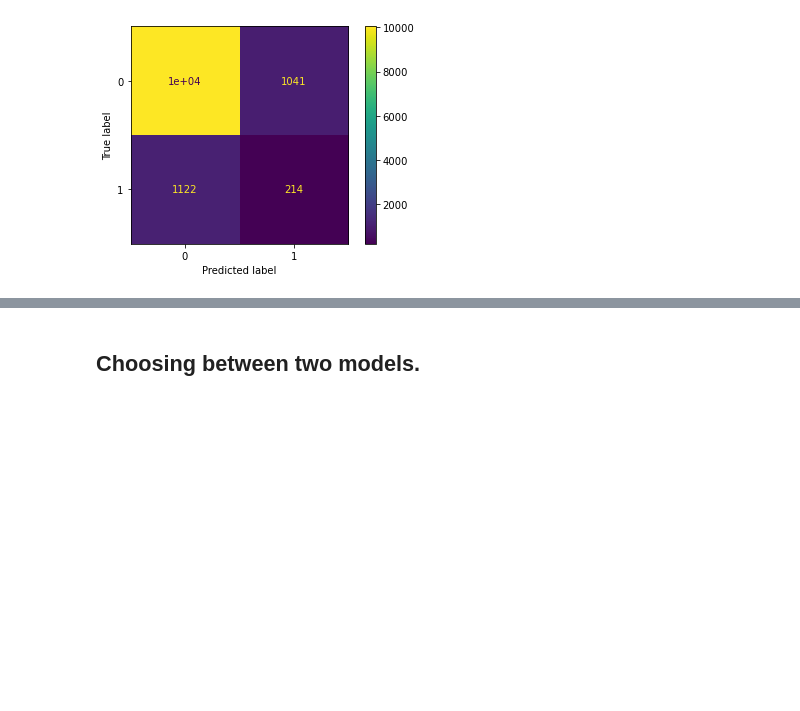
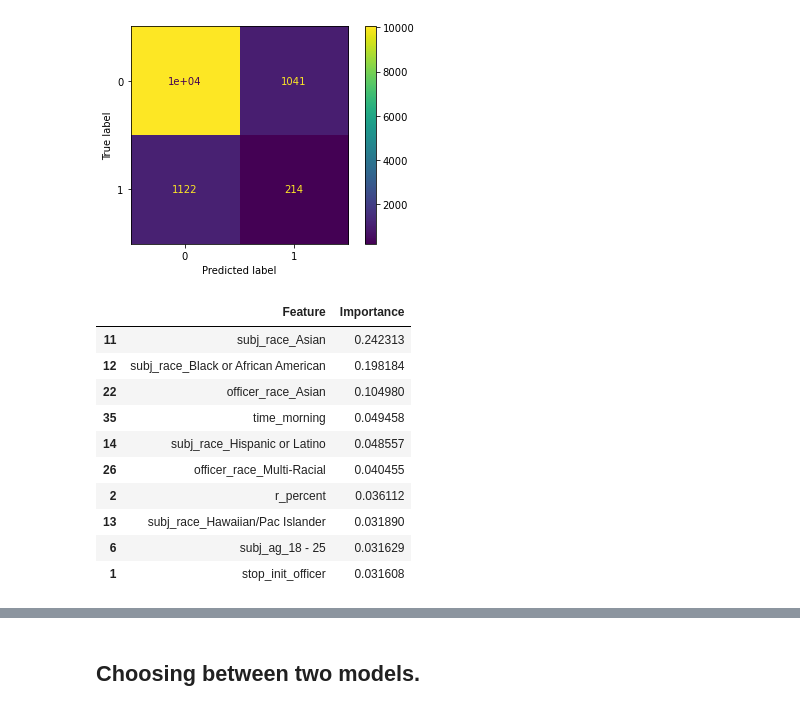
Before and after one commit to leksea/dsc-phase-3-project, a Jupyter notebook: Untitled.ipynb, the cells around one changed output, grey strips where cells are left out. Cells and saved outputs as stored; diff of their text form; code cells hidden in the pictures; blank space fills up the shorter version.

```diff
--- a/Untitled.ipynb
+++ b/Untitled.ipynb
@@ -1715,4 +1713,28 @@ Classification Report:
 weighted avg       0.82      0.83      0.82     12420
 <sklearn.metrics._plot.confusion_matrix.ConfusionMatrixDisplay at 0x...>
 [figure]
+# %%
+# get the feature importances
+importances = best_model_dt.named_steps['classifier'].feature_importances_
+
+# create a dataframe to store the feature importances
+df = pd.DataFrame({'Feature': feature_names, 'Importance': importances})
+
+# sort the dataframe by the feature importances
+df.sort_values(by='Importance', ascending=False, inplace=True)
+
+# print the top 5 most important features
+df.head(10)
+# %% [output]
+|  | Feature | Importance |
+| 11 | subj_race_Asian | 0.242313 |
+| 12 | subj_race_Black or African American | 0.198184 |
+| 22 | officer_race_Asian | 0.104980 |
+| 35 | time_morning | 0.049458 |
+| 14 | subj_race_Hispanic or Latino | 0.048557 |
+| 26 | officer_race_Multi-Racial | 0.040455 |
+| 2 | r_percent | 0.036112 |
+| 13 | subj_race_Hawaiian/Pac Islander | 0.031890 |
+| 6 | subj_ag_18 - 25 | 0.031629 |
+| 1 | stop_init_officer | 0.031608 |
 # %% [markdown]
```
Also changed, not shown: parts of 9 cells of this notebook.
